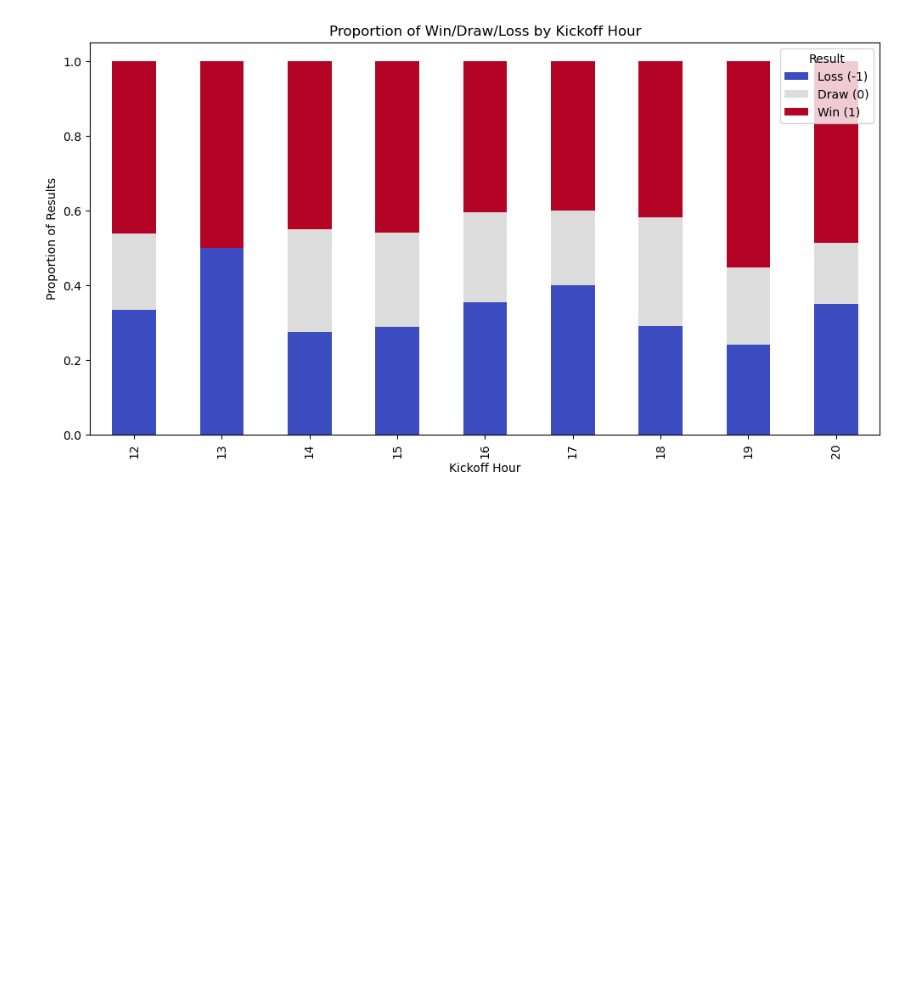
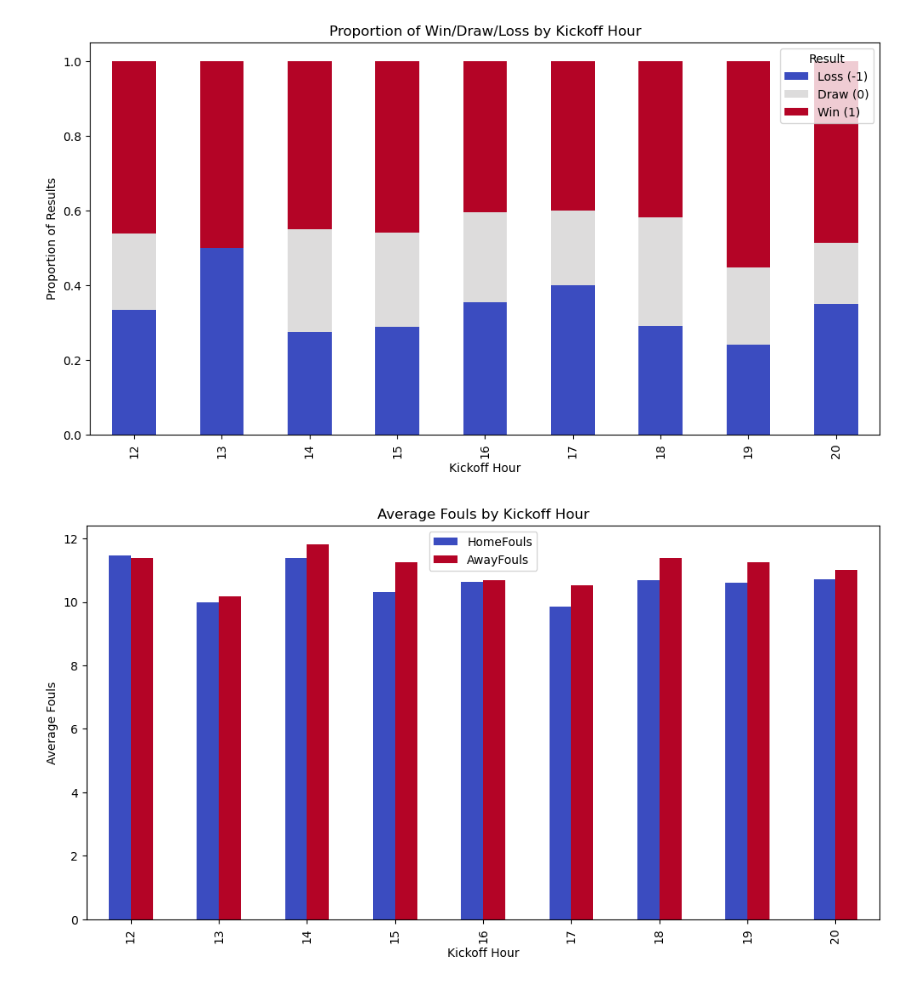
Before and after one commit to BhosaleAniket/MATH-189-Final-Project, a Jupyter notebook: final_project.ipynb, the cells around one changed output. Saved outputs shown, nothing was run; the diff lists cells and outputs as text; code cells hidden in the pictures; blank space fills up the shorter version.

```diff
--- a/final_project.ipynb
+++ b/final_project.ipynb
@@ -353,7 +353,7 @@ plt.show()
 
 #pick an appropriate feature and make a test statistic - either just linear regression/PCR/log regression
 # %%
-time_win = combined_df[['KickoffTime', 'FullTimeResult']]
+time_win = combined_df[['KickoffTime', 'FullTimeResult', 'HomeFouls', 'AwayFouls', 'HomeYellowCards', 'AwayYellowCards']]
 time_win = time_win.dropna()
 # Group by hour and calculate outcome percentages
 time_win['KickoffHour'] = pd.to_datetime(time_win['KickoffTime']).dt.hour
@@ -368,3 +368,13 @@ plt.legend(title='Result', labels=['Loss (-1)', 'Draw (0)', 'Win (1)'])
 plt.show()
 # %% [output]
 [figure]
+# %%
+# plot the fouls by hour
+hourly_fouls = time_win.groupby('KickoffHour')[['HomeFouls', 'AwayFouls']].mean()
+hourly_fouls.plot(kind='bar', figsize=(12, 6), colormap='coolwarm')
+plt.xlabel('Kickoff Hour')
+plt.ylabel('Average Fouls')
+plt.title('Average Fouls by Kickoff Hour')
+plt.show()
+# %% [output]
+[figure, added]
```
Also changed, not shown: parts of 4 cells of this notebook.
